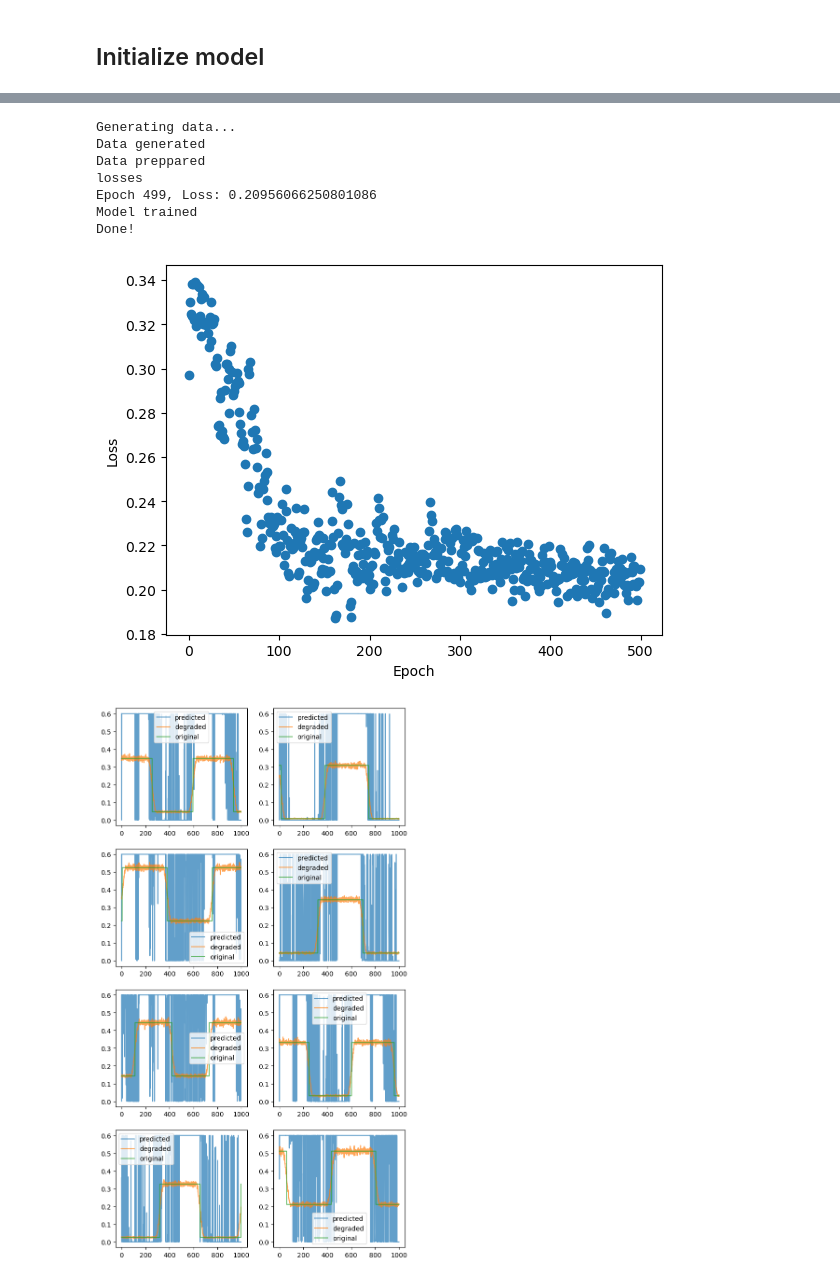
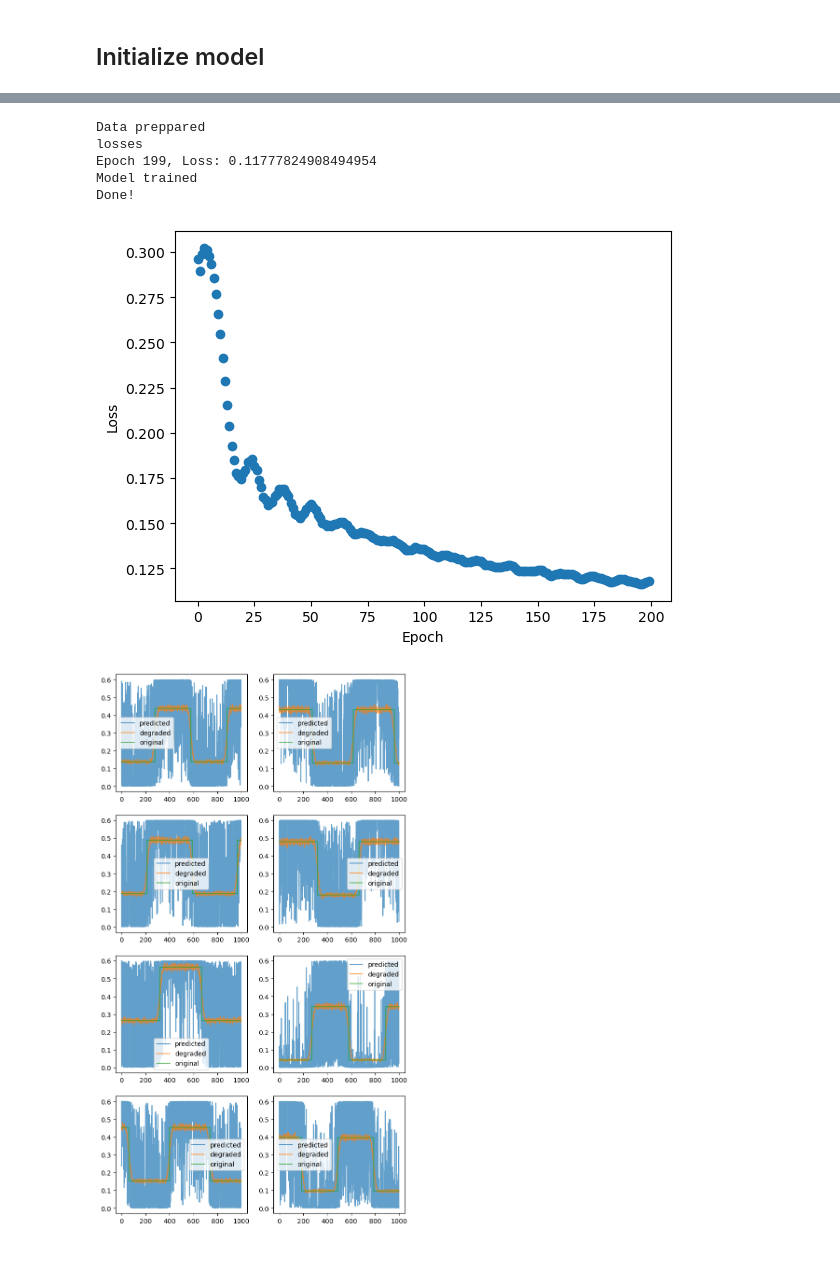
Before and after one commit to MalachiHibbins/Deconvolution-By-Machine-Learning, a Jupyter notebook: LabBook/Week7/MachineLearningFunction.ipynb, the cells around one changed output, grey strips where cells are left out. Cells and saved outputs as stored; diff of their text form; code cells hidden in the pictures.

Commit message:
re standardise data

```diff
--- a/LabBook/Week7/MachineLearningFunction.ipynb
+++ b/LabBook/Week7/MachineLearningFunction.ipynb
@@ -117,11 +119,12 @@ def prep_data(X, y):
 - `loss` the MSE
 # %%
 class MLP:
-    def __init__(self, input_size, hidden_size, output_size, m = 1):
-        self.W1 = torch.randn(input_size, hidden_size, requires_grad=True) * m
-        self.b1 = torch.randn(1, hidden_size, requires_grad=True) * m
-        self.W2 = torch.randn(hidden_size, output_size, requires_grad=True) * m
-        self.b2 = torch.randn(1, output_size, requires_grad=True) * m
+    def __init__(self, input_size, hidden_size, output_size, rng = None):
+        self.rng = rng
+        self.W1 = torch.randn(input_size, hidden_size, requires_grad=True, generator=self.rng)
+        self.b1 = torch.randn(1, hidden_size, requires_grad=True, generator=self.rng)
+        self.W2 = torch.randn(hidden_size, output_size, requires_grad=True, generator=self.rng)
+        self.b2 = torch.randn(1, output_size, requires_grad=True, generator=self.rng)
 
     def forward(self, X):
         self.z1 = torch.matmul(X, self.W1) + self.b1
@@ -169,9 +172,9 @@ def plot_losses(losses):
     ax.set_xlabel('Epoch')
     ax.set_ylabel('Loss')
 
-def train_model(X_train_scaled, y_train_scaled, hidden_size = 128, epochs = 100, lr = 0.01):
+def train_model(X_train_scaled, y_train_scaled, hidden_size = 128, epochs = 100, lr = 0.01, rng = None):
     input_size = X_train_scaled.shape[1]
-    model = MLP(input_size, hidden_size, input_size)
+    model = MLP(input_size, hidden_size, input_size, rng = rng)
     losses = model.train(X_train_scaled, y_train_scaled, epochs=epochs, lr=lr)
     plot_losses(losses)
     return model
@@ -179,16 +182,16 @@ def train_model(X_train_scaled, y_train_scaled, hidden_size = 128, epochs = 100,
 import seaborn as sns
 import numpy as np
 
-def test_model(amount = 10000, noise_scale = 5000, blur_std = 61, kernel_size=20, epochs=100, lr=0.01, hidden_size=128, vary_period=False, vary_amplitude=False, vary_y_intercept=False, vary_x_offset=False, X = None, y = None):
-    global rng
-    rng = torch.Generator().manual_seed(1)
+def test_model(amount = 10000, noise_scale = 5000, blur_std = 61, kernel_size=20, epochs=100, lr=0.01, hidden_size=128, vary_period=False, vary_amplitude=False, vary_y_intercept=False, vary_x_offset=False, X = None, y = None, seed_data = 42, seed_model = 42):
+    rng_data = torch.Generator().manual_seed(seed_data)
+    rng_model = torch.Generator().manual_seed(seed_model)
     if X is None or y is None:
         print("Generating data...", end='', flush=True)
-        X, y = generate_test_data(amount = amount, noise_scale = noise_scale, blur_std = blur_std, kernel_size=kernel_size, vary_period = vary_period, vary_amplitude = vary_amplitude, vary_y_intercept = vary_y_intercept, vary_x_offset = vary_x_offset)
+        X, y = generate_test_data(amount = amount, noise_scale = noise_scale, blur_std = blur_std, kernel_size=kernel_size, vary_period = vary_period, vary_amplitude = vary_amplitude, vary_y_intercept = vary_y_intercept, vary_x_offset = vary_x_offset, rng = rng_data)
         print("\nData generated", end='', flush=True)
     X_train_scaled, X_test_scaled, y_train_scaled, y_test_scaled, scaler_x, scaler_y = prep_data(X, y)
     print("\nData preppared", end='', flush=True)
-    model = train_model(X_train_scaled, y_train_scaled, epochs = epochs, lr = lr, hidden_size = hidden_size)
+    model = train_model(X_train_scaled, y_train_scaled, epochs = epochs, lr = lr, hidden_size = hidden_size, rng = rng_model)
     print("\nModel trained", end='', flush=True)
     # Select 4 waves to vosialise
     fig, axs = plt.subplots(4,2, figsize=(8,15))
@@ -275,3 +287,4 @@ Done!
 # %%
-test_model(vary_x_offset = True, vary_period=True, vary_y_intercept=True, hidden_size=256, epochs = 200, lr = 0.005)
+X, y = generate_test_data(amount = 1000, noise_scale = 5000, blur_std = 61, kernel_size=20, vary_x_offset=True, vary_period=True, vary_y_intercept=True, seed = 42)
+test_model(X=X, y=y, vary_x_offset = True, vary_period=True, vary_y_intercept=True, hidden_size=256, epochs = 200, lr = 0.005, seed_model = 42)
 # %% [output]
@@ -287,12 +298,10 @@ Done!
 # %%
-test_model(vary_x_offset = True, vary_period=True, vary_y_intercept=True, hidden_size=256, epochs = 500, lr = 0.005)
+test_model(X=X, y=y, vary_x_offset = True, vary_period=True, vary_y_intercept=True, hidden_size=256, epochs = 200, lr = 0.0005, seed_model = 42)
 # %% [output]
-Generating data...
-Data generated
 Data preppared
 losses
-Epoch 499, Loss: 0.20956066250801086
+Epoch 199, Loss: 0.11777824908494954
 Model trained
 Done!
-[figure, old version]
+[figure, new version]
-[figure, old version]
+[figure, new version]
```
Also changed, not shown: parts of 12 cells of this notebook.
